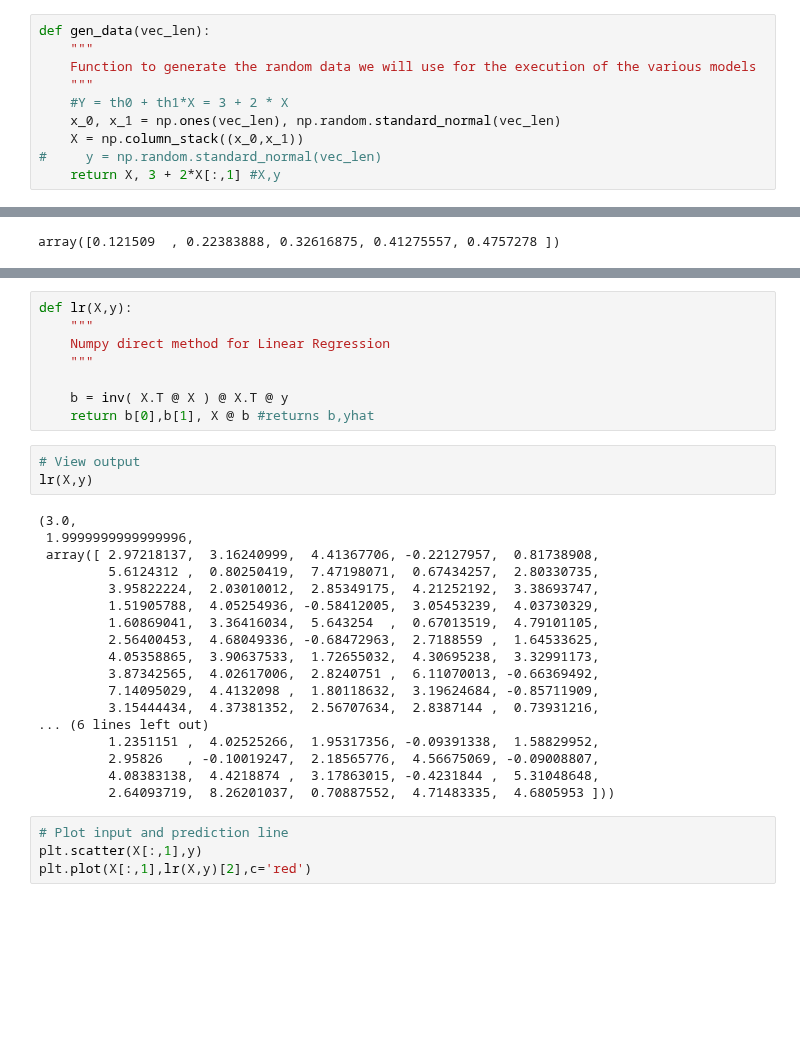
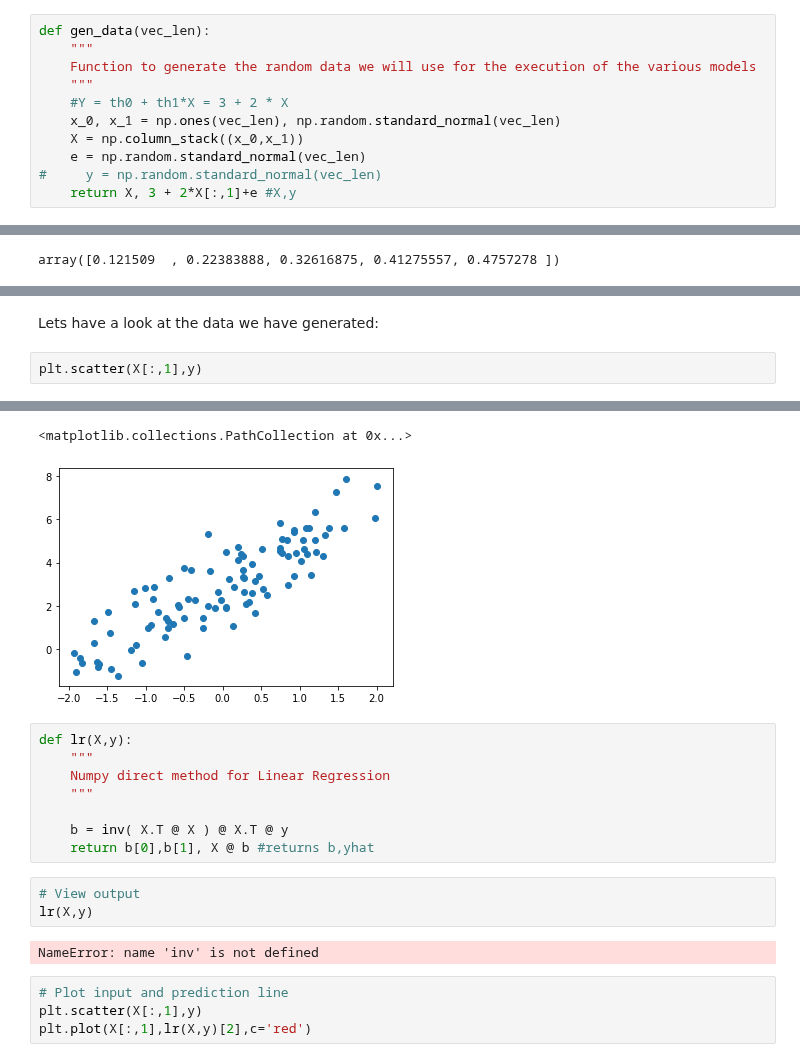
Before and after one commit to CaryRandazzo/LinearRegression, a Jupyter notebook: Ep1/ForPost/LinearRegression_1.ipynb, the cells around one changed output, grey strips where cells are left out. Drawn from its saved outputs; the diff is of its cells as text; blank space fills up the shorter version.

```diff
--- a/Ep1/ForPost/LinearRegression_1.ipynb
+++ b/Ep1/ForPost/LinearRegression_1.ipynb
@@ -237,8 +237,9 @@ def gen_data(vec_len):
     #Y = th0 + th1*X = 3 + 2 * X
     x_0, x_1 = np.ones(vec_len), np.random.standard_normal(vec_len)
     X = np.column_stack((x_0,x_1))
+    e = np.random.standard_normal(vec_len)
 #     y = np.random.standard_normal(vec_len)
-    return X, 3 + 2*X[:,1] #X,y
+    return X, 3 + 2*X[:,1]+e #X,y
 # %% [markdown]
 ##### The Direct Way
 # %%
@@ -256,0 +263,5 @@ X,y = gen_data(100)
+# %% [markdown]
+Lets have a look at the data we have generated:
+# %%
+plt.scatter(X[:,1],y)
+# %% [output]
@@ -257,3 +269,5 @@ X,y = gen_data(100)
+<matplotlib.collections.PathCollection at 0x...>
+[figure, added]
 # %%
 def lr(X,y):
     """
@@ -266,23 +280,7 @@ def lr(X,y):
 # View output
 lr(X,y)
 # %% [output]
-(3.0,
- 1.9999999999999996,
- array([ 2.97218137,  3.16240999,  4.41367706, -0.22127957,  0.81738908,
-         5.6124312 ,  0.80250419,  7.47198071,  0.67434257,  2.80330735,
-         3.95822224,  2.03010012,  2.85349175,  4.21252192,  3.38693747,
-         1.51905788,  4.05254936, -0.58412005,  3.05453239,  4.03730329,
-         1.60869041,  3.36416034,  5.643254  ,  0.67013519,  4.79101105,
-         2.56400453,  4.68049336, -0.68472963,  2.7188559 ,  1.64533625,
-         4.05358865,  3.90637533,  1.72655032,  4.30695238,  3.32991173,
-         3.87342565,  4.02617006,  2.8240751 ,  6.11070013, -0.66369492,
-         7.14095029,  4.4132098 ,  1.80118632,  3.19624684, -0.85711909,
-         3.15444434,  4.37381352,  2.56707634,  2.8387144 ,  0.73931216,
-... (6 lines left out)
-         1.2351151 ,  4.02525266,  1.95317356, -0.09391338,  1.58829952,
-         2.95826   , -0.10019247,  2.18565776,  4.56675069, -0.09008807,
-         4.08383138,  4.4218874 ,  3.17863015, -0.4231844 ,  5.31048648,
-         2.64093719,  8.26201037,  0.70887552,  4.71483335,  4.6805953 ]))
+NameError: name 'inv' is not defined
 # %%
 # Plot input and prediction line
 plt.scatter(X[:,1],y)
```
Also changed, not shown: parts of 2 cells of this notebook.
